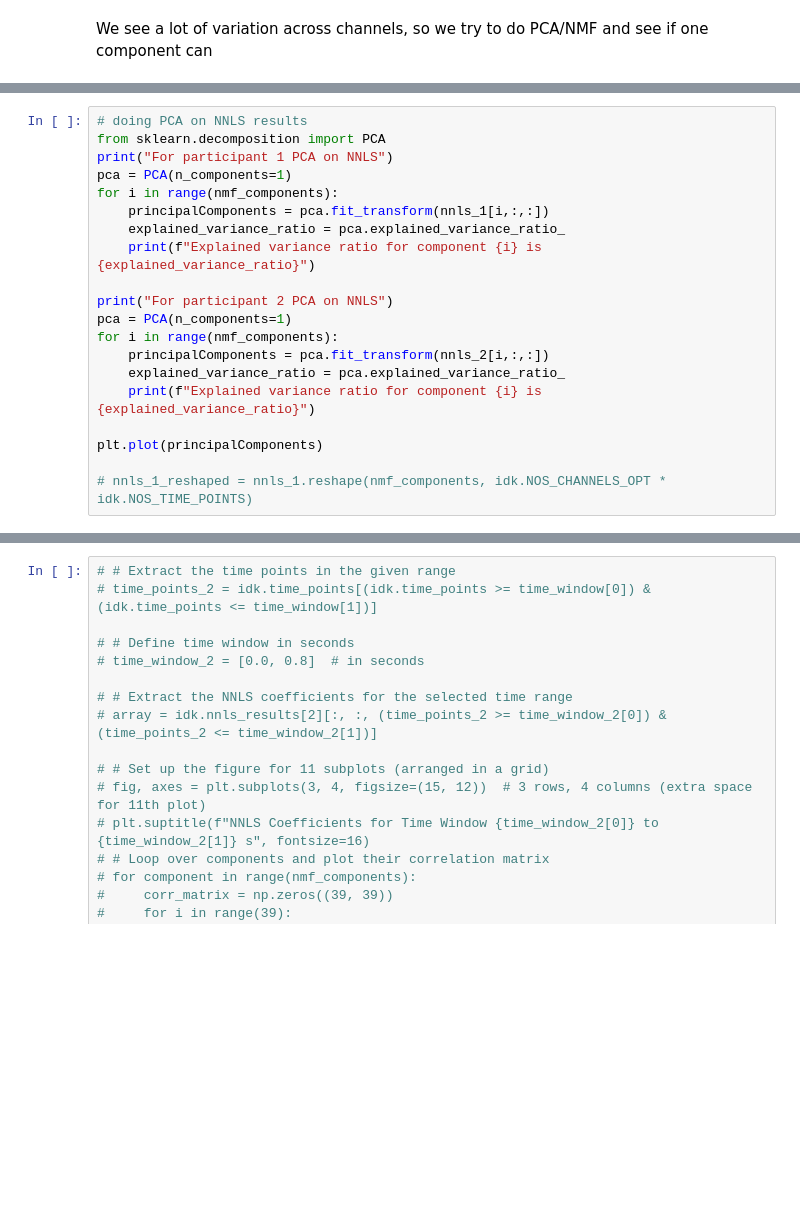
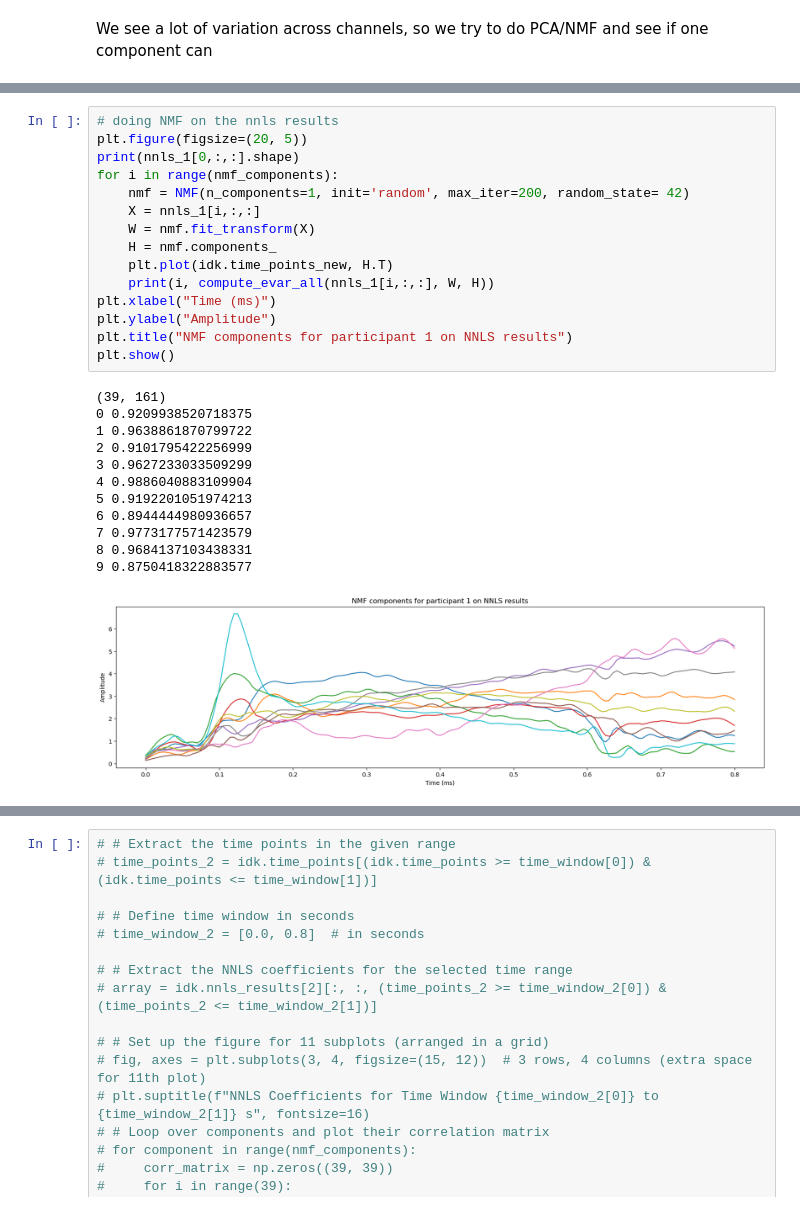
Before and after one commit to AtharvSuryawanshi/Neural-Representations-using-Things-Database, a Jupyter notebook: notebooks/NMF_meg7.ipynb, the cells around one changed output, grey strips where cells are left out. Saved outputs shown, nothing was run; the diff lists cells and outputs as text; blank space fills up the shorter version.

```diff
--- a/notebooks/NMF_meg7.ipynb
+++ b/notebooks/NMF_meg7.ipynb
@@ -632,20 +611,0 @@ plt.show()
-# %%
-# doing PCA on NNLS results
-from sklearn.decomposition import PCA
-print("For participant 1 PCA on NNLS")
-pca = PCA(n_components=1)
-for i in range(nmf_components):
-    principalComponents = pca.fit_transform(nnls_1[i,:,:])
-    explained_variance_ratio = pca.explained_variance_ratio_
-    print(f"Explained variance ratio for component {i} is {explained_variance_ratio}")
-
-print("For participant 2 PCA on NNLS")
-pca = PCA(n_components=1)
-for i in range(nmf_components):
-    principalComponents = pca.fit_transform(nnls_2[i,:,:])
-    explained_variance_ratio = pca.explained_variance_ratio_
-    print(f"Explained variance ratio for component {i} is {explained_variance_ratio}")
-
-plt.plot(principalComponents)
-
-# nnls_1_reshaped = nnls_1.reshape(nmf_components, idk.NOS_CHANNELS_OPT * idk.NOS_TIME_POINTS)
@@ -671,0 +612,28 @@ Explained variance ratio for component 9 is [0.92392263]
+# %%
+# doing NMF on the nnls results
+plt.figure(figsize=(20, 5))
+print(nnls_1[0,:,:].shape)
+for i in range(nmf_components):
+    nmf = NMF(n_components=1, init='random', max_iter=200, random_state= 42)
+    X = nnls_1[i,:,:]
+    W = nmf.fit_transform(X)
+    H = nmf.components_
+    plt.plot(idk.time_points_new, H.T)
+    print(i, compute_evar_all(nnls_1[i,:,:], W, H))
+plt.xlabel("Time (ms)")
+plt.ylabel("Amplitude")
+plt.title("NMF components for participant 1 on NNLS results")
+plt.show()
+# %% [output]
+(39, 161)
+0 0.9209938520718375
+1 0.9638861870799722
+2 0.9101795422256999
+3 0.9627233033509299
+4 0.9886040883109904
+5 0.9192201051974213
+6 0.8944444980936657
+7 0.9773177571423579
+8 0.9684137103438331
+9 0.8750418322883577
+[figure, added]
```
Also changed, not shown: parts of 5 cells of this notebook.
